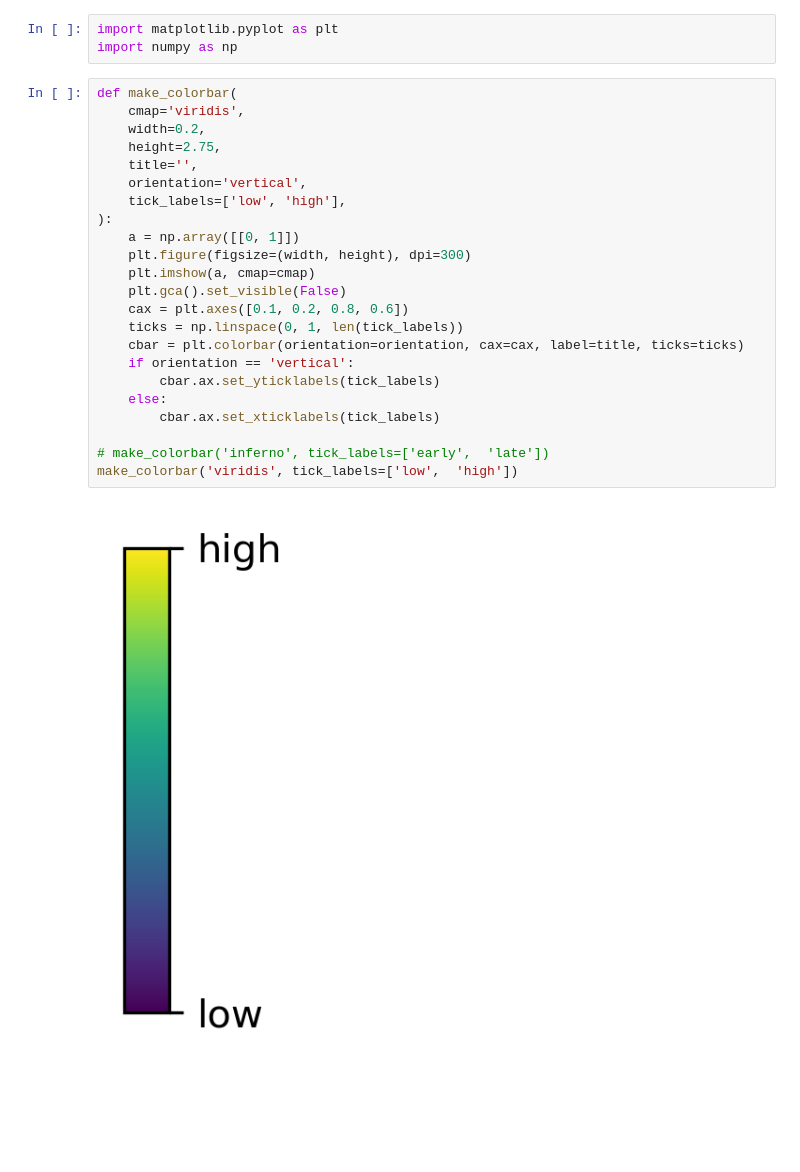
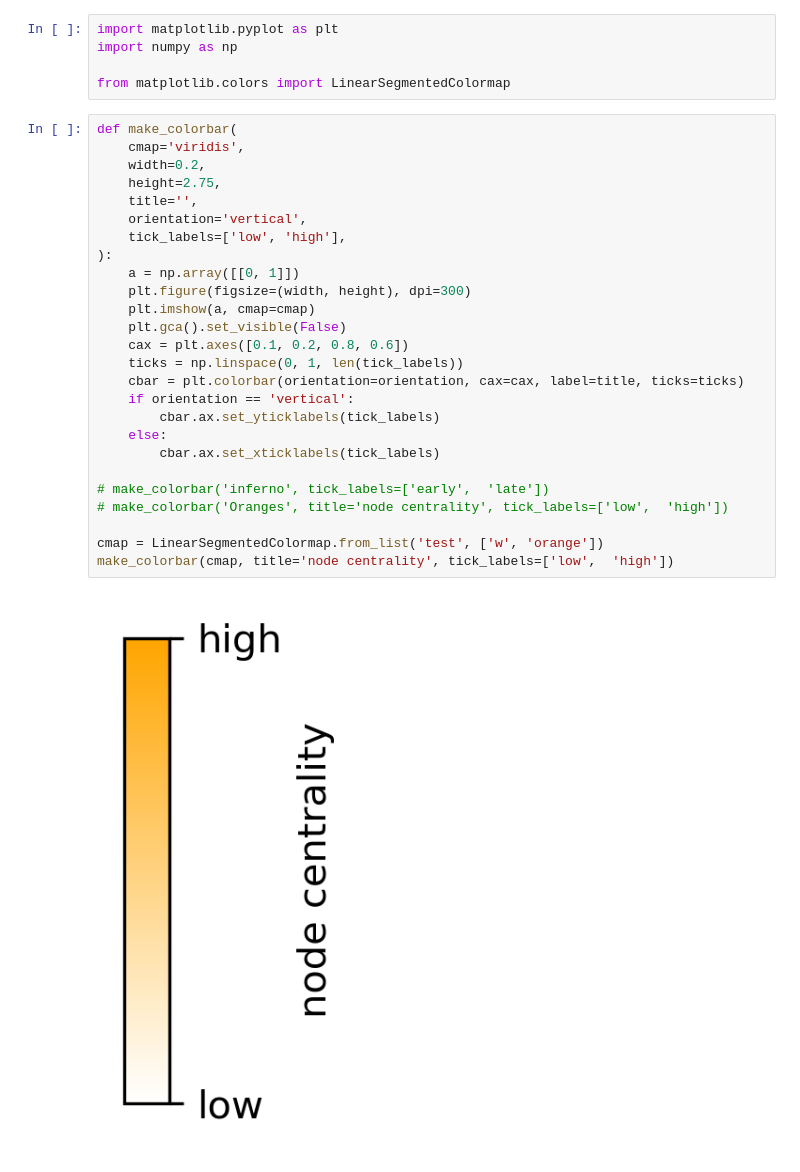
Before and after one commit to CooperStansbury/hematokytos, a Jupyter notebook: notebooks/make_colorbar.ipynb, the cells around one changed output. Cells and saved outputs as stored; diff of their text form; blank space fills up the shorter version.

```diff
--- a/notebooks/make_colorbar.ipynb
+++ b/notebooks/make_colorbar.ipynb
@@ -1,28 +1,33 @@
 # %%
 import matplotlib.pyplot as plt
 import numpy as np
+
+from matplotlib.colors import LinearSegmentedColormap
 # %%
 def make_colorbar(
     cmap='viridis',
     width=0.2,
     height=2.75,
     title='',
     orientation='vertical',
     tick_labels=['low', 'high'],
 ):
     a = np.array([[0, 1]])
     plt.figure(figsize=(width, height), dpi=300)
     plt.imshow(a, cmap=cmap)
     plt.gca().set_visible(False)
     cax = plt.axes([0.1, 0.2, 0.8, 0.6])
     ticks = np.linspace(0, 1, len(tick_labels))
     cbar = plt.colorbar(orientation=orientation, cax=cax, label=title, ticks=ticks)
     if orientation == 'vertical':
         cbar.ax.set_yticklabels(tick_labels)
     else:
         cbar.ax.set_xticklabels(tick_labels)
 
 # make_colorbar('inferno', tick_labels=['early',  'late'])
-make_colorbar('viridis', tick_labels=['low',  'high'])
+# make_colorbar('Oranges', title='node centrality', tick_labels=['low',  'high'])
+
+cmap = LinearSegmentedColormap.from_list('test', ['w', 'orange'])
+make_colorbar(cmap, title='node centrality', tick_labels=['low',  'high'])
 # %% [output]
-[figure, old version]
+[figure, new version]
```
Also changed, not shown: parts of 4 cells of this notebook, 13 other files.
